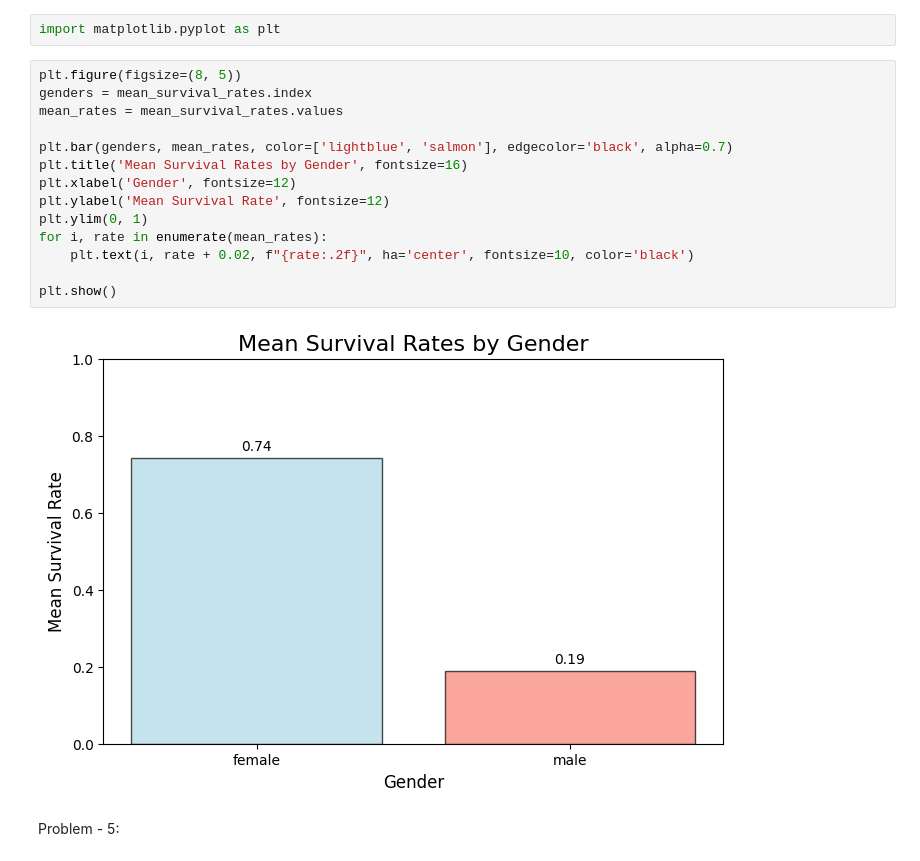
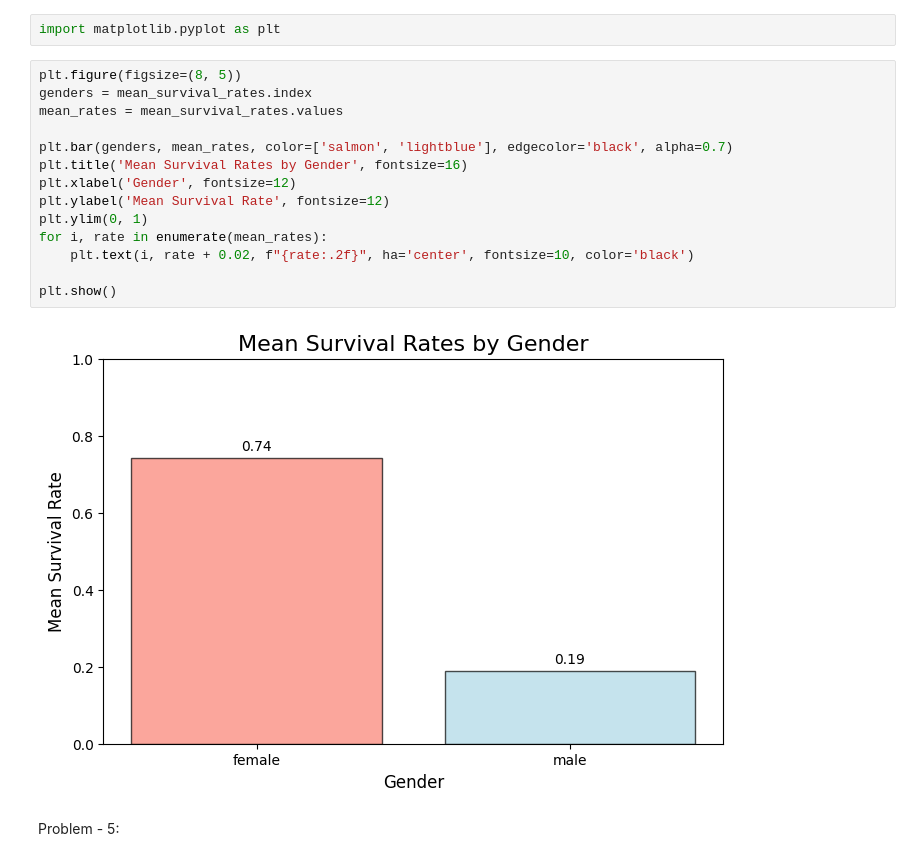
Before and after one commit to Diwash17/5CS037_2407736_Diwash_Adhikari, a Jupyter notebook: Diwash_Adhikari_worksheet2.ipynb, the cells around one changed output. Cells and saved outputs as stored; diff of their text form.

```diff
--- a/Diwash_Adhikari_worksheet2.ipynb
+++ b/Diwash_Adhikari_worksheet2.ipynb
@@ -328,19 +323,19 @@ import matplotlib.pyplot as plt
 # %%
 plt.figure(figsize=(8, 5))
 genders = mean_survival_rates.index
 mean_rates = mean_survival_rates.values
 
-plt.bar(genders, mean_rates, color=['lightblue', 'salmon'], edgecolor='black', alpha=0.7)
+plt.bar(genders, mean_rates, color=['salmon', 'lightblue'], edgecolor='black', alpha=0.7)
 plt.title('Mean Survival Rates by Gender', fontsize=16)
 plt.xlabel('Gender', fontsize=12)
 plt.ylabel('Mean Survival Rate', fontsize=12)
 plt.ylim(0, 1)
 for i, rate in enumerate(mean_rates):
     plt.text(i, rate + 0.02, f"{rate:.2f}", ha='center', fontsize=10, color='black')
 
 plt.show()
 # %% [output]
-[figure, old version]
+[figure, new version]
 # %% [markdown]
 Problem - 5:
 # %%
```
Also changed, not shown: parts of 7 cells of this notebook.
